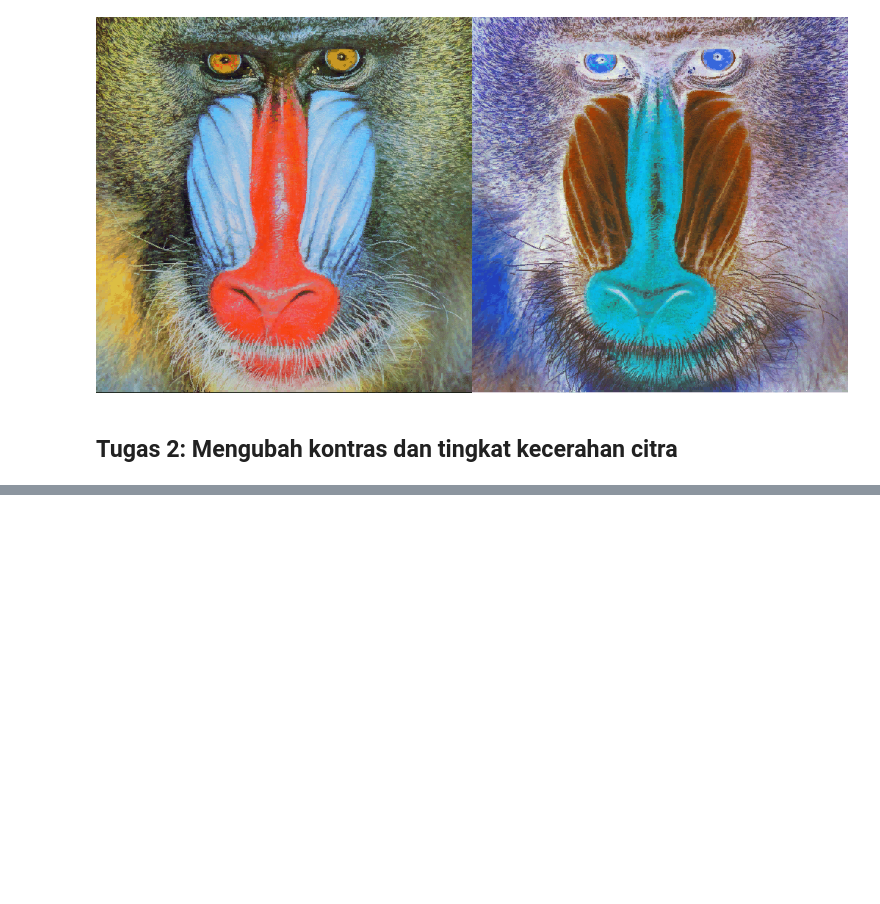
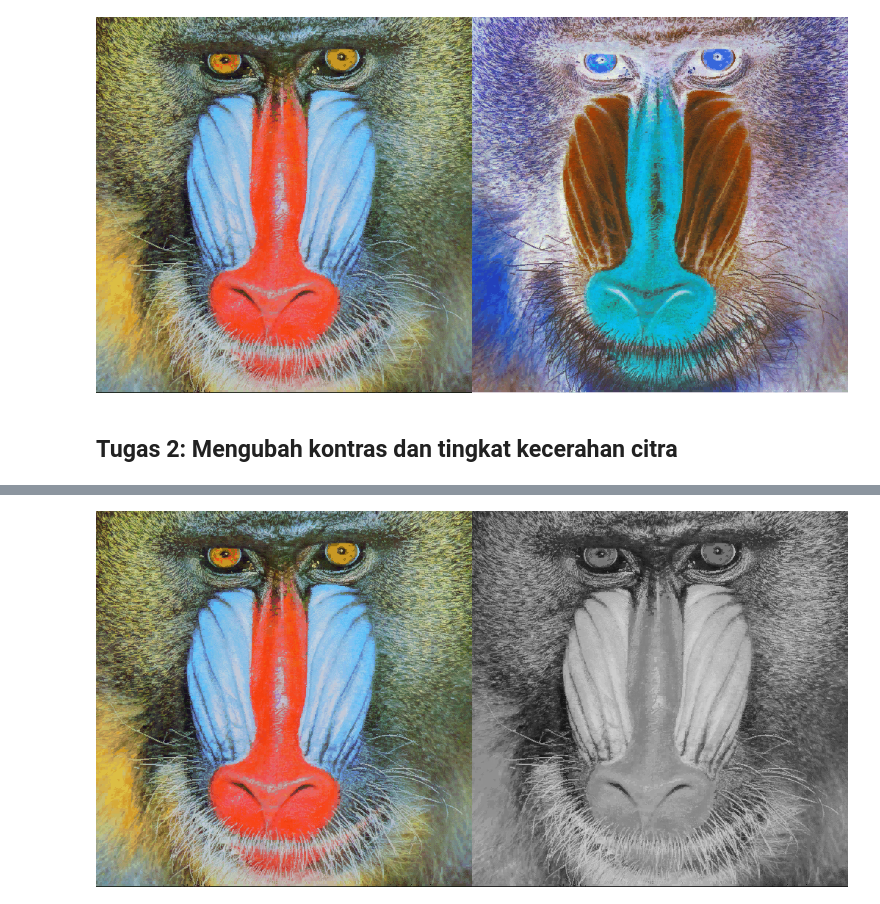
Before and after one commit to wahyudi0018/PCVK_Ganjil_2024, a Jupyter notebook: Modul3_PCVK.ipynb, the cells around one changed output, grey strips where cells are left out. Saved outputs shown, nothing was run; the diff lists cells and outputs as text; code cells hidden in the pictures; blank space fills up the shorter version.

```diff
--- a/Modul3_PCVK.ipynb
+++ b/Modul3_PCVK.ipynb
@@ -110,0 +171,23 @@ cv2_imshow(final_frame)
+# %%
+#metode Lightness
+mandrill = cv.imread('/content/drive/MyDrive/PCVK/Images/mandrill.tiff')
+lightness_image = np.zeros((mandrill.shape[0], mandrill.shape[1]), np.uint8)
+
+#akses per pixel
+for y in range(mandrill.shape[0]):  # Loop melalui tiap baris piksel
+    for x in range(mandrill.shape[1]):  # Loop melalui tiap kolom piksel
+        # Menghitung nilai lightness dengan rumus
+        # Lightness = (max(R, G, B) + min(R, G, B)) / 2
+        pixel = mandrill[y, x].astype(float)  # Konversi ke float
+        max_val = np.max(pixel)
+        min_val = np.min(pixel)
+        gray_value = (max_val + min_val) / 2
+        lightness_image[y, x] = np.clip(gray_value, 0, 255).astype(np.uint8)  # Clip ke rentang 0-255
+
+#cara simpel tanpa for loop
+# lightness_image = np.mean(np.stack([np.max(mandrill, axis=2), np.min(mandrill, axis=2)], axis=0), axis=0).astype(np.uint8)
+
+final_frame = cv.hconcat((mandrill, cv.cvtColor(lightness_image, cv.COLOR_GRAY2BGR)))
+cv2_imshow(final_frame)
+# %% [output]
+[figure, added]
```
Also changed, not shown: parts of 9 cells of this notebook.
